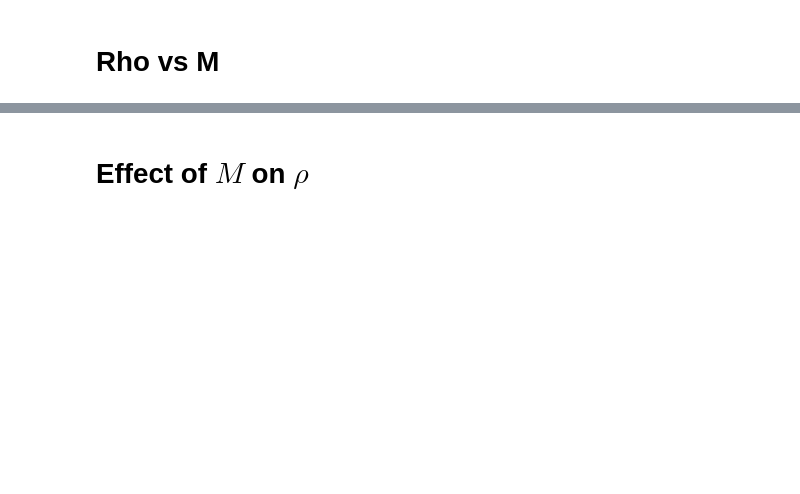
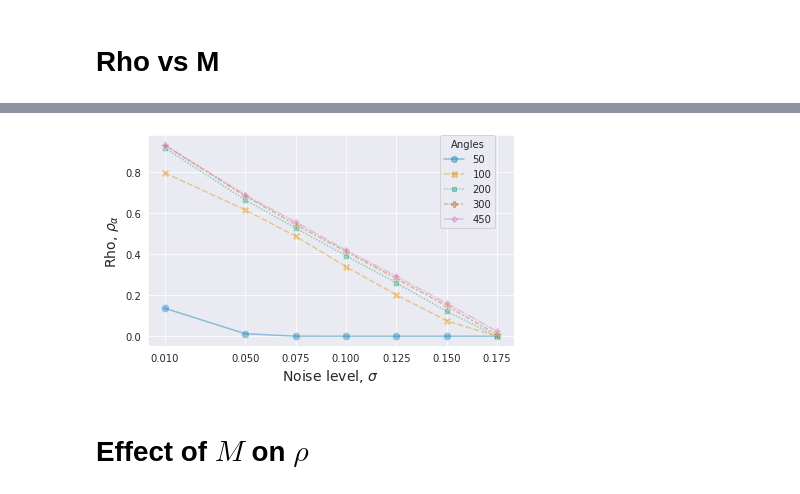
Before and after one commit to adwaye/test_ct, a Jupyter notebook: Experiments.ipynb, the cells around one changed output, grey strips where cells are left out. Drawn from its saved outputs; the diff is of its cells as text; code cells hidden in the pictures; blank space fills up the shorter version.

```diff
--- a/Experiments.ipynb
+++ b/Experiments.ipynb
@@ -203,2 +230,51 @@ g.fig.savefig(os.path.join(output_folder,"rho_vs_m.pdf"))
+# %%
+slice_name = 'yslice_266'
+df2_copy = df2.groupby("noise").get_group(0.175)
+df2_copy = df2_copy.groupby("ct_slice").get_group(slice_name)
+
+n_colors= df2_copy['agls'].shape[0]
+
+df3 = df2.groupby('ct_slice')
+
+df3 = df3.get_group(slice_name)
+
+# marker = ['o', 'x', '^', '+', '*', '8', 's', 'p', 'D', 'V']
+# # d = {'color': ['C0', 'k'], "ls" : ["-","--"]}
+# # d = { "markers" : ['o', 'x', '^', '+', '*', '8', 's', 'p', 'D', 'V']}
+d = { "ls" : [ 'dashdot', 'dashed', 'dotted', 'solid','dashdot', 'dashed', 'dotted', 'solid','dashdot', 'dashed', 'dotted', 'solid'],
+      "markers" : ['o'  , 'x'     , '^'     , '+'    , '*'     , '8'     , 's'     , 'p'    , 'D'     , 'V'     ,'+'      , '*'     ]
+    }
+# markers = [marker[i] for i in range(len(df2["noise"].unique()))]
+sns.set_style('darkgrid')
+# grid = sns.FacetGrid(df2,col="ct_slice",hue="noise",hue_kws=d,#row='BUQO_conv',
+#                          height=5,legend_out=True,palette=sns.color_palette("Paired")
+#                     )
+kwargs={'markersize':8}
+
+
+fig, ax = plt.subplots()
+g = sns.lineplot(ax=ax,data=df3,x="noise",y="rho",hue="agls",style="agls",markers=True,alpha=0.4,
+                palette=sns.color_palette("colorblind", n_colors=n_colors),**kwargs)
+# plt.legend(bbox_to_anchor=(1.05, 1), loc='upper left', borderaxespad=0)
+# g.add_legend()
+g.axes.set_xlabel("Noise")
+# grid.axes[0,0].set_title("x slice 225")
+g.axes.set_ylabel("Rho, $\\rho_{\\alpha}$",fontdict={'size':14})
+g.axes.set_xlabel("Noise level, $\\sigma$",fontdict={'size':14})
+g.set_xticks([0.01,0.05,0.075,0.1,0.125,0.15,0.175])
+# grid.axes[0,1].set_title("y slice 225")
+
+handles, lables = g.get_legend_handles_labels()
+for h in handles:
+    h.set_alpha(0.4)
+lgnd = plt.legend(handles, lables, bbox_to_anchor=(0.8, 1), loc='upper left', borderaxespad=0, title='Angles')
+# g.fig.subplots_adjust(top=0.9) # adjust the Figure in rp
+plt.tight_layout()
+fig.subplots_adjust(top=0.9) # adjust the Figure in rp
+# plt.suptitle('Rho vs number of measurements')
+output_folder = "/home/adwaye/Documents/abstracts and papers/PNAS/figures"
+plt.savefig(os.path.join(output_folder,slice_name+"_rho_vs_noise.pdf"))
+# %% [output]
+[figure, added]
 # %% [markdown]
 <h1>Effect of $M$ on $\rho$ </h1>
```
Also changed, not shown: parts of 29 cells of this notebook, 5 other files.
